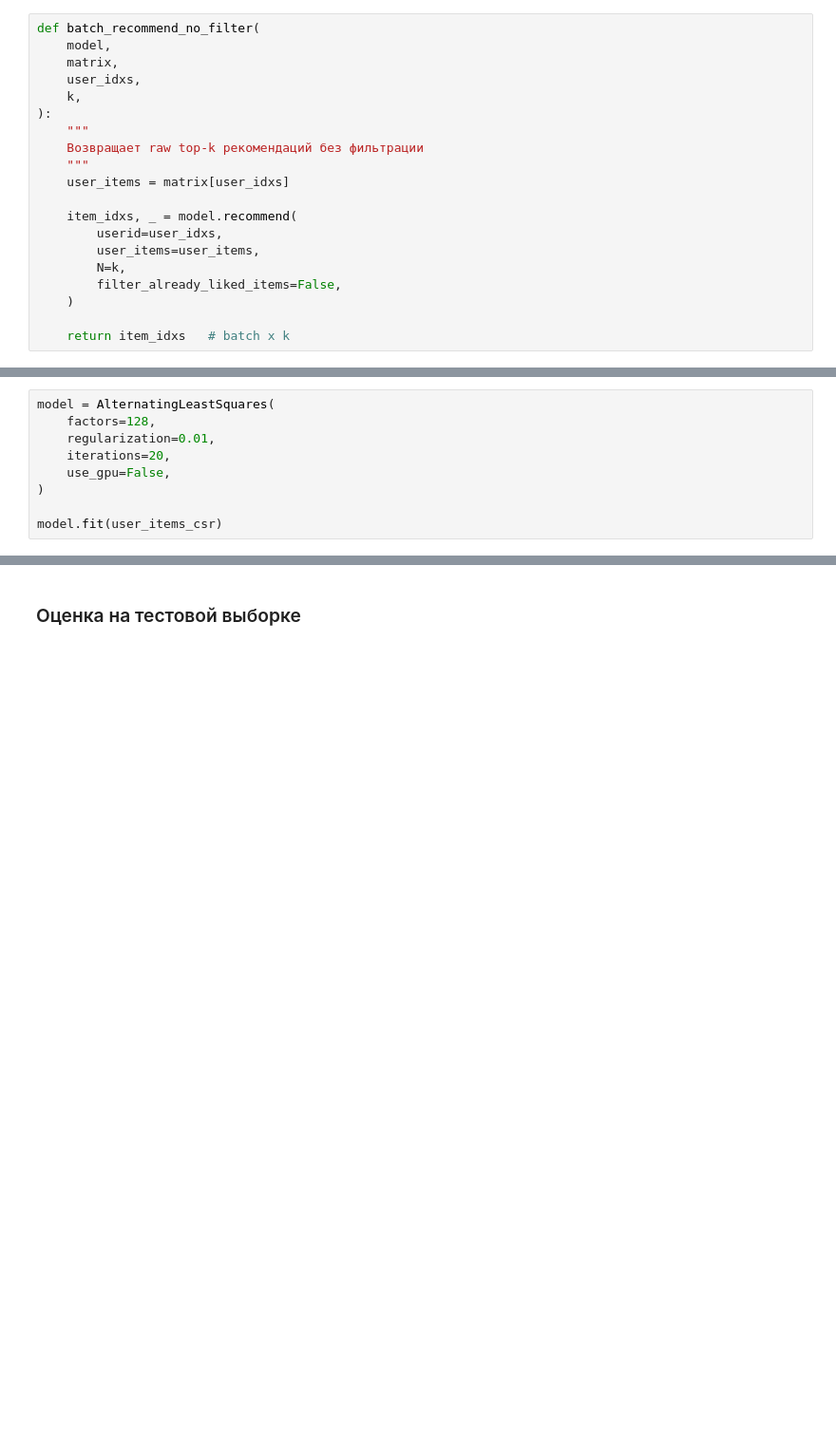
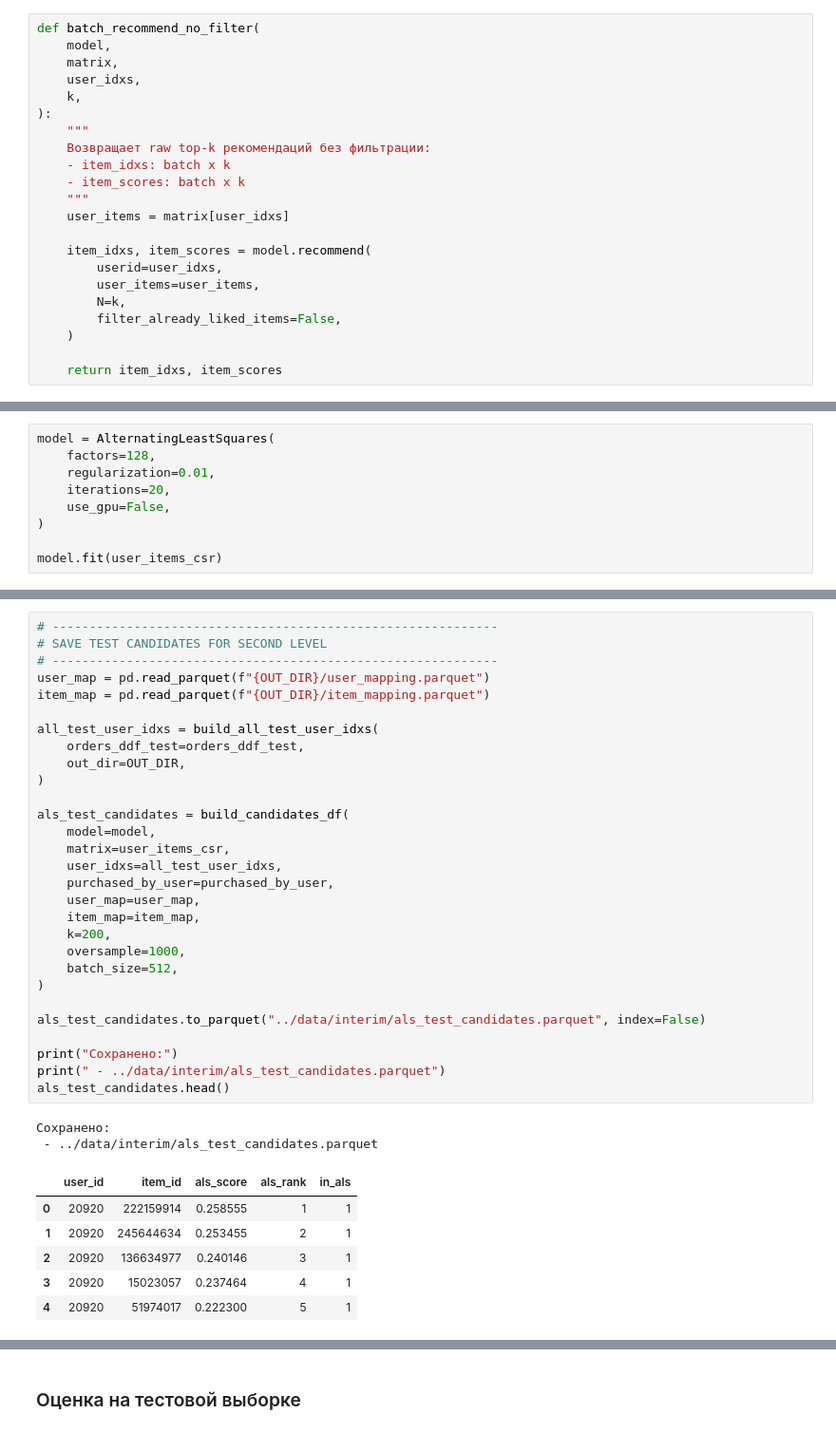
Before and after one commit to Denis-R-V/Ozon_RecSys, a Jupyter notebook: notebooks/3_ALS.ipynb, the cells around one changed output, grey strips where cells are left out. Shown at 95% size. Cells and saved outputs as stored; diff of their text form; blank space fills up the shorter version.

```diff
--- a/notebooks/3_ALS.ipynb
+++ b/notebooks/3_ALS.ipynb
@@ -705,18 +740,20 @@ def batch_recommend_no_filter(
     k,
 ):
     """
-    Возвращает raw top-k рекомендаций без фильтрации
+    Возвращает raw top-k рекомендаций без фильтрации:
+    - item_idxs: batch x k
+    - item_scores: batch x k
     """
     user_items = matrix[user_idxs]
 
-    item_idxs, _ = model.recommend(
+    item_idxs, item_scores = model.recommend(
         userid=user_idxs,
         user_items=user_items,
         N=k,
         filter_already_liked_items=False,
     )
 
-    return item_idxs   # batch x k
+    return item_idxs, item_scores
 # %%
 def postprocess_recommendations(
     batch_users,
@@ -941,0 +1121,38 @@ purchased_by_user
+# %%
+# ------------------------------------------------------------
+# SAVE TEST CANDIDATES FOR SECOND LEVEL
+# ------------------------------------------------------------
+user_map = pd.read_parquet(f"{OUT_DIR}/user_mapping.parquet")
+item_map = pd.read_parquet(f"{OUT_DIR}/item_mapping.parquet")
+
+all_test_user_idxs = build_all_test_user_idxs(
+    orders_ddf_test=orders_ddf_test,
+    out_dir=OUT_DIR,
+)
+
+als_test_candidates = build_candidates_df(
+    model=model,
+    matrix=user_items_csr,
+    user_idxs=all_test_user_idxs,
+    purchased_by_user=purchased_by_user,
+    user_map=user_map,
+    item_map=item_map,
+    k=200,
+    oversample=1000,
+    batch_size=512,
+)
+
+als_test_candidates.to_parquet("../data/interim/als_test_candidates.parquet", index=False)
+
+print("Сохранено:")
+print(" - ../data/interim/als_test_candidates.parquet")
+als_test_candidates.head()
+# %% [output]
+Сохранено:
+ - ../data/interim/als_test_candidates.parquet
+|  | user_id | item_id | als_score | als_rank | in_als |
+| 0 | 20920 | 222159914 | 0.258555 | 1 | 1 |
+| 1 | 20920 | 245644634 | 0.253455 | 2 | 1 |
+| 2 | 20920 | 136634977 | 0.240146 | 3 | 1 |
+| 3 | 20920 | 15023057 | 0.237464 | 4 | 1 |
+| 4 | 20920 | 51974017 | 0.222300 | 5 | 1 |
```
Also changed, not shown: parts of 20 cells of this notebook, 3 other files.
